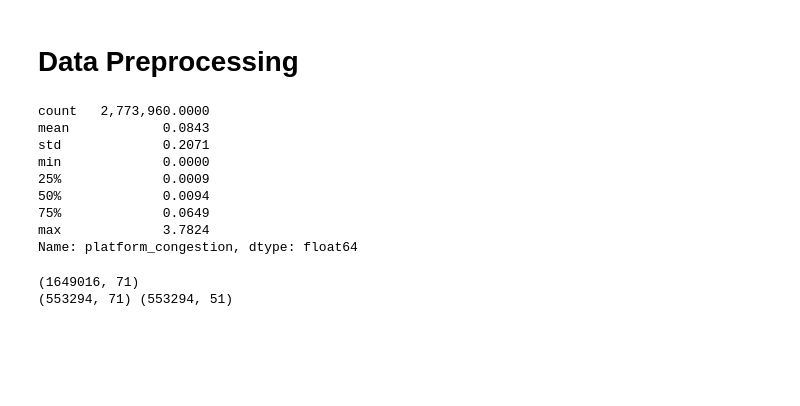
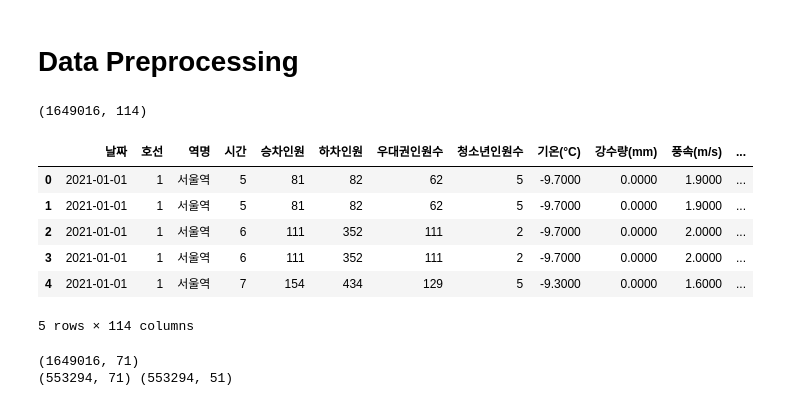
Before and after one commit to DataWizardd/DEBA-Research, a Jupyter notebook: Project/SubwayPrediction/SubwayPrediction_20251231_KK.ipynb, the cells around one changed output. Cells and saved outputs as stored; diff of their text form; code cells hidden in the pictures; blank space fills up the shorter version.

```diff
--- a/Project/SubwayPrediction/SubwayPrediction_20251231_KK.ipynb
+++ b/Project/SubwayPrediction/SubwayPrediction_20251231_KK.ipynb
@@ -52,9 +52,9 @@ Use the GPU: NVIDIA GeForce RTX 4070 Laptop GPU
 # Hyperparameters
 # %%
 # Data
-FOLDER_GDM, FOLDER_GDS = get_google_drivelocation(gdrive='z', glocation=os.path.join('Research', 'SavedData', 'Subway'))
+FOLDER_GDM, FOLDER_GDS = get_google_drivelocation(gdrive='z', glocation=os.path.join('Research', 'SavedData', 'KoSubway'))
 FOLDER_LOCATION = FOLDER_GDM
-FILENAME = 'df_final_v2.csv'
+FILENAME = 'df_prep_20241112_SCI.csv'
 FILE_LOCATION = os.path.join(FOLDER_LOCATION, FILENAME)
 
 # Preprocessing
@@ -68,18 +68,19 @@ SAVE_NAME_PREDSTATTE = 'DescriptiveStatistics_BinaryPredTest.csv'
 # %%
 # 데이터로딩
 df = pd.read_csv(FILE_LOCATION, encoding='utf-8-sig')
+df.shape
+# %% [output]
+(1649016, 114)
-# %%
-df.platform_congestion.describe()
-# %% [output]
-count   2,773,960.0000
-mean            0.0843
-std             0.2071
-min             0.0000
-25%             0.0009
-50%             0.0094
-75%             0.0649
-max             3.7824
-Name: platform_congestion, dtype: float64
+# %%
+df.head()
+# %% [output]
+|  | 날짜 | 호선 | 역명 | 시간 | 승차인원 | 하차인원 | 우대권인원수 | 청소년인원수 | 기온(°C) | 강수량(mm) | 풍속(m/s) | ... |
+| 0 | 2021-01-01 | 1 | 서울역 | 5 | 81 | 82 | 62 | 5 | -9.7000 | 0.0000 | 1.9000 | ... |
+| 1 | 2021-01-01 | 1 | 서울역 | 5 | 81 | 82 | 62 | 5 | -9.7000 | 0.0000 | 1.9000 | ... |
+| 2 | 2021-01-01 | 1 | 서울역 | 6 | 111 | 352 | 111 | 2 | -9.7000 | 0.0000 | 2.0000 | ... |
+| 3 | 2021-01-01 | 1 | 서울역 | 6 | 111 | 352 | 111 | 2 | -9.7000 | 0.0000 | 2.0000 | ... |
+| 4 | 2021-01-01 | 1 | 서울역 | 7 | 154 | 434 | 129 | 5 | -9.3000 | 0.0000 | 1.6000 | ... |
+5 rows × 114 columns
 # %%
 # 전처리
 def preprocess_data(file_path):
```
Also changed, not shown: 1 other file.
